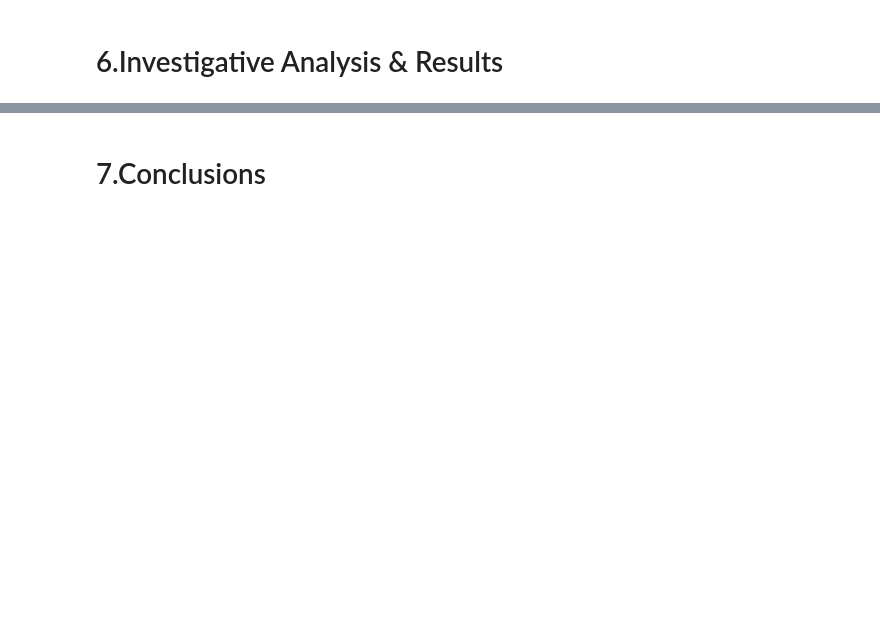
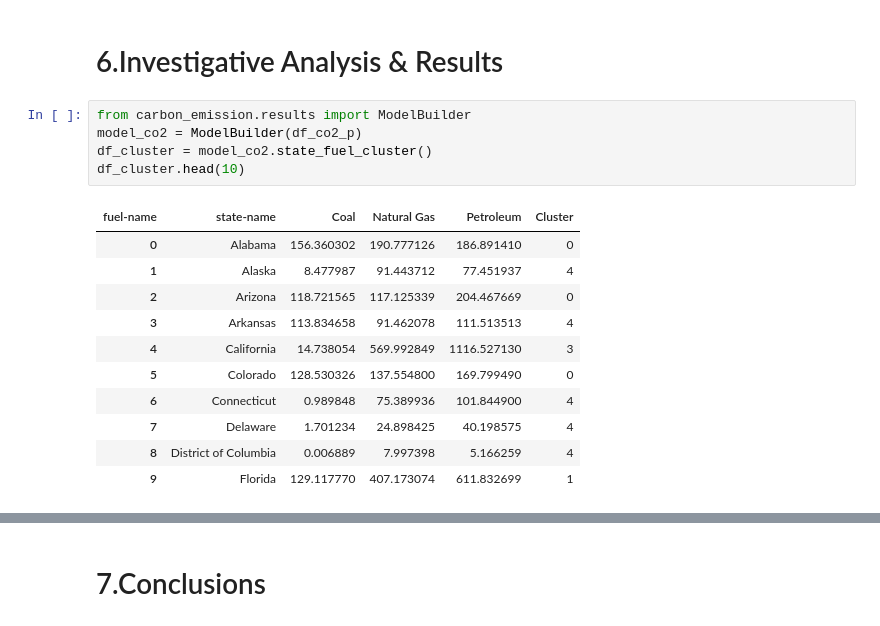
Before and after one commit to Zhengnan817/Final-Project-Carbon-dioxide-emission, a Jupyter notebook: carbon_emission.ipynb, the cells around one changed output, grey strips where cells are left out. Saved outputs shown, nothing was run; the diff lists cells and outputs as text; blank space fills up the shorter version.

```diff
--- a/carbon_emission.ipynb
+++ b/carbon_emission.ipynb
@@ -266,3 +524,20 @@ gdp_value.plot_pairplot(df_co2_c,df_gdp)
 # %% [markdown]
 
 # 6.Investigative Analysis & Results
+# %%
+from carbon_emission.results import ModelBuilder
+model_co2 = ModelBuilder(df_co2_p)
+df_cluster = model_co2.state_fuel_cluster()
+df_cluster.head(10)
+# %% [output]
+| fuel-name | state-name | Coal | Natural Gas | Petroleum | Cluster |
+| 0 | Alabama | 156.360302 | 190.777126 | 186.891410 | 0 |
+| 1 | Alaska | 8.477987 | 91.443712 | 77.451937 | 4 |
+| 2 | Arizona | 118.721565 | 117.125339 | 204.467669 | 0 |
+| 3 | Arkansas | 113.834658 | 91.462078 | 111.513513 | 4 |
+| 4 | California | 14.738054 | 569.992849 | 1116.527130 | 3 |
+| 5 | Colorado | 128.530326 | 137.554800 | 169.799490 | 0 |
+| 6 | Connecticut | 0.989848 | 75.389936 | 101.844900 | 4 |
+| 7 | Delaware | 1.701234 | 24.898425 | 40.198575 | 4 |
+| 8 | District of Columbia | 0.006889 | 7.997398 | 5.166259 | 4 |
+| 9 | Florida | 129.117770 | 407.173074 | 611.832699 | 1 |
```
Also changed, not shown: parts of 39 cells of this notebook, 3 other files.
